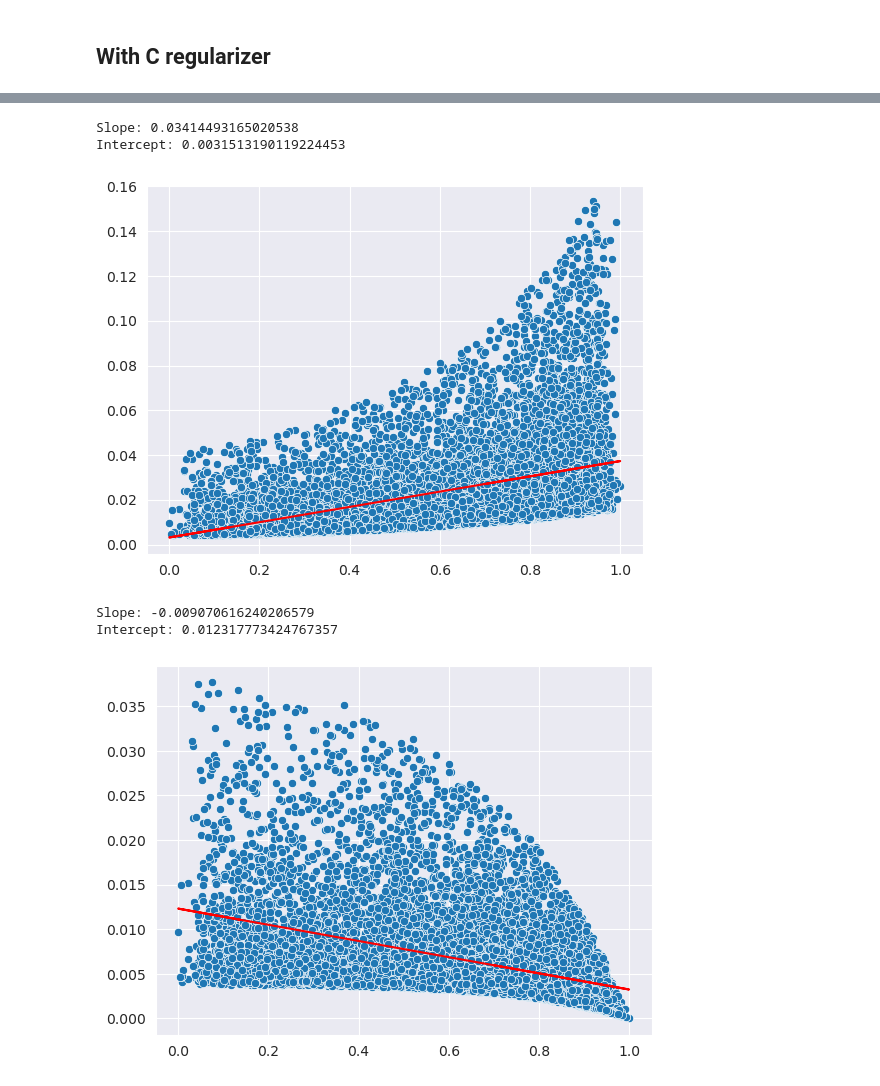
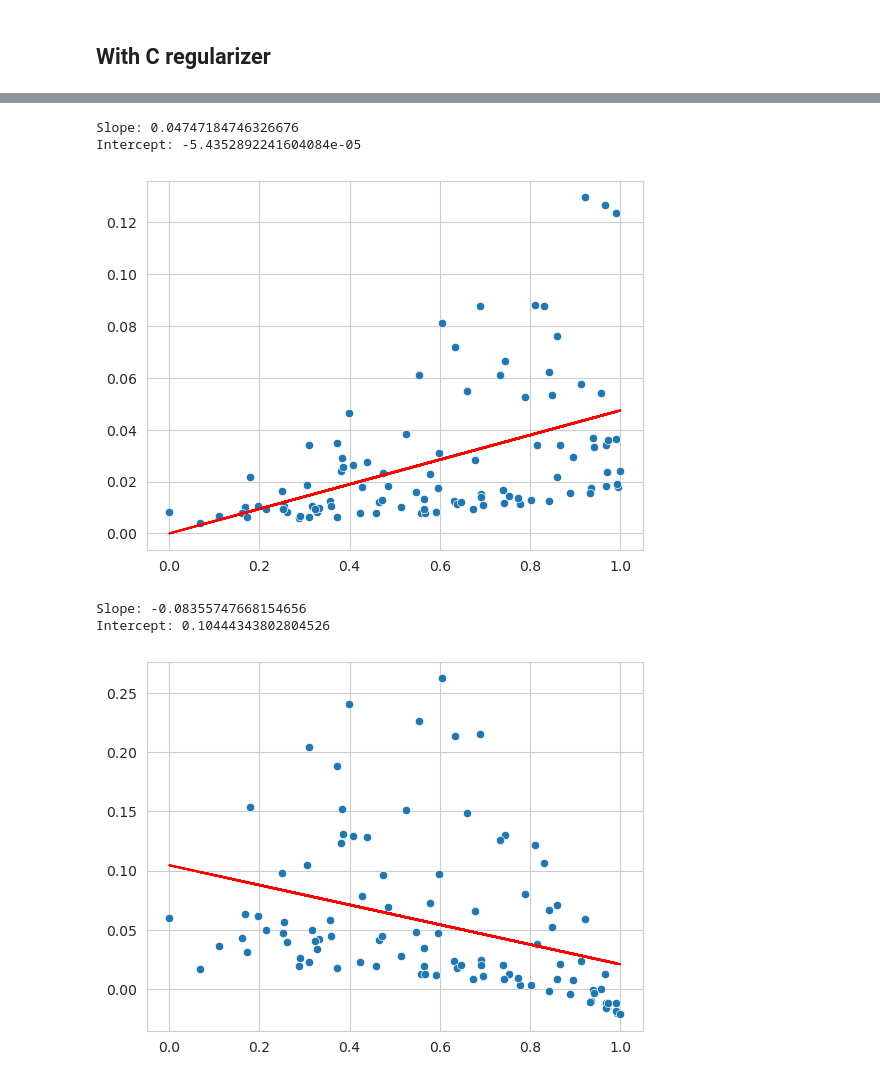
Before and after one commit to TheImpressiveDonut/Incentivization-Collab-Linear, a Jupyter notebook: main.ipynb, the cells around one changed output, grey strips where cells are left out. Saved outputs shown, nothing was run; the diff lists cells and outputs as text; code cells hidden in the pictures.

```diff
--- a/main.ipynb
+++ b/main.ipynb
@@ -211,7 +174,7 @@ Intercept: -0.4874424440531204
 # %% [markdown]
 # Theoretical Exemple Scalar Mean
 # %%
-N = 10000
+N = 50
 num_samples = np.random.randint(100, 1000, size=N)
 MU = 50
 SIGMA = 2
@@ -225,9 +188,8 @@ W = C @ np.linalg.inv(C + V)
 C = (W.T - W).sum(axis=0)
 C_bis = C - np.min(C)
 C_bis = C_bis / np.max(C_bis)
-#C_bis = 1 - C_bis
 
-utility = lambda x: 1 / (1 + x)
+utility = lambda x: 10 / (1 + x)
 local_mse = sigmas ** 2 / num_samples
 mtl_mse = mus ** 2 / (1 + (mus ** 2 / local_mse).sum())
 gains = utility(mtl_mse) - utility(local_mse)
@@ -329,28 +323,27 @@ print("Intercept:", intercept)
 # Show plot
 plt.show()
 # %% [output]
-Slope: 0.03414493165020538
-Intercept: 0.0031513190119224453
+Slope: 0.04747184746326676
+Intercept: -5.4352892241604084e-05
-[figure, old version]
+[figure, new version]
 # %%
 mtl_mse = mus ** 2 / (1 + (mus ** 2 / local_mse).sum()) + C_bis * local_mse
 gains_C_reg = utility(mtl_mse) - utility(local_mse)
 # %%
-x, y = C_bis, gains_C_reg
+x, y = C_bis, gains_C_reg - 2e-2
 sns.scatterplot(x=x, y=y)
 
 # Fit linear regression line
 slope, intercept, r_value, p_value, std_err = linregress(x, y)
 
 # Plot the regression line
 plt.plot(x, slope * np.array(x) + intercept, color='red')
 
 print("Slope:", slope)
 print("Intercept:", intercept)
 
-# Show plot
 plt.show()
 # %% [output]
-Slope: -0.009070616240206579
-Intercept: 0.012317773424767357
+Slope: -0.08355747668154656
+Intercept: 0.10444343802804526
-[figure, old version]
+[figure, new version]
```
Also changed, not shown: parts of 21 cells of this notebook.
